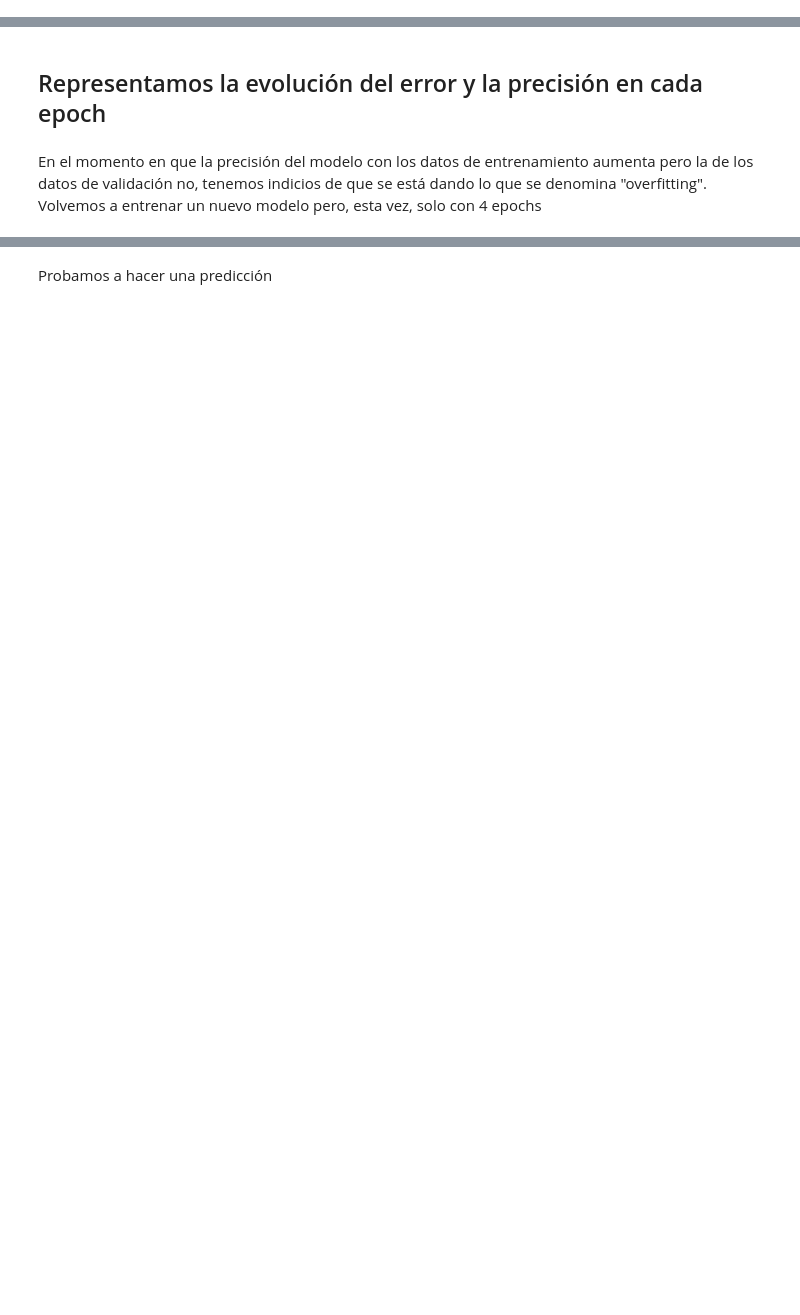
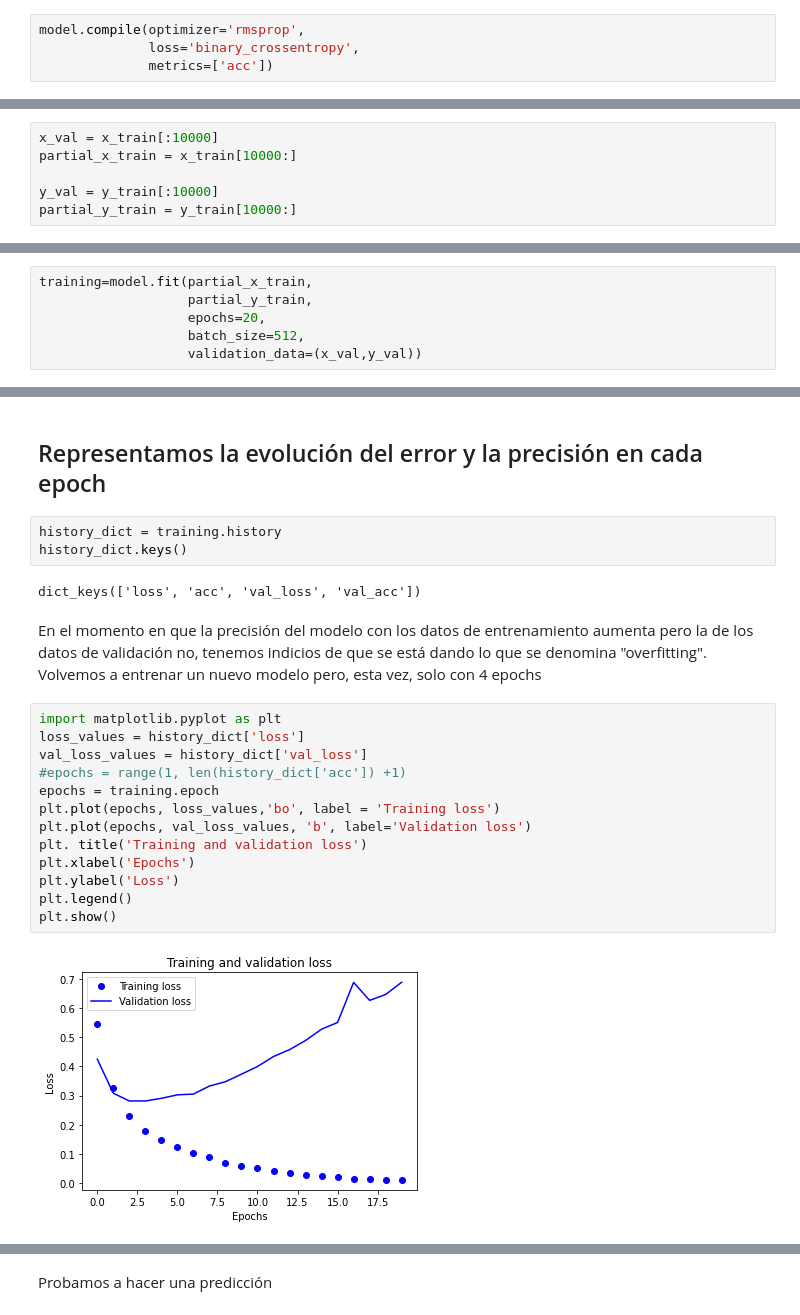
Before and after one commit to wilmerod/Curso-de-introduccion-a-Big-Data-Parte-1-nov2021, a Jupyter notebook: Mod3_T3_5_Ejercicio_Clasificacion_comentarios_con_DL.ipynb, the cells around one changed output, grey strips where cells are left out. Saved outputs shown, nothing was run; the diff lists cells and outputs as text; blank space fills up the shorter version.

```diff
--- a/Mod3_T3_5_Ejercicio_Clasificacion_comentarios_con_DL.ipynb
+++ b/Mod3_T3_5_Ejercicio_Clasificacion_comentarios_con_DL.ipynb
@@ -89,3 +111,7 @@ Creamos un modelo Sequential con 3 capas neuronales, dos de 16 neuronas y la de
 # %% [markdown]
 ## Fijamos los parámetros del entrenamiento
 Podemos ustilizar el módulo optimizers para fijar parámetros internos del oprimizador.
+# %%
+model.compile(optimizer='rmsprop',
+              loss='binary_crossentropy',
+              metrics=['acc'])
@@ -92,4 +123,16 @@ Podemos ustilizar el módulo optimizers para fijar parámetros internos del opri
 # %% [markdown]
 Reservamos datos para la validación.
+# %%
+x_val = x_train[:10000]
+partial_x_train = x_train[10000:]
+
+y_val = y_train[:10000]
+partial_y_train = y_train[10000:]
 # %% [markdown]
 ## Entrenamos el modelo
+# %%
+training=model.fit(partial_x_train,
+                   partial_y_train,
+                   epochs=20,
+                   batch_size=512,
+                   validation_data=(x_val,y_val))
@@ -96,4 +157,24 @@ Reservamos datos para la validación.
 # %% [markdown]
 ## Representamos la evolución del error y la precisión en cada epoch
+# %%
+history_dict = training.history
+history_dict.keys()
+# %% [output]
+dict_keys(['loss', 'acc', 'val_loss', 'val_acc'])
 # %% [markdown]
 En el momento en que la precisión del modelo con los datos de entrenamiento aumenta pero la de los datos de validación no, tenemos indicios de que se está dando lo que se denomina "overfitting". Volvemos a entrenar un nuevo modelo pero, esta vez, solo con 4 epochs
+# %%
+import matplotlib.pyplot as plt
+loss_values = history_dict['loss']
+val_loss_values = history_dict['val_loss']
+#epochs = range(1, len(history_dict['acc']) +1)
+epochs = training.epoch
+plt.plot(epochs, loss_values,'bo', label = 'Training loss')
+plt.plot(epochs, val_loss_values, 'b', label='Validation loss')
+plt. title('Training and validation loss')
+plt.xlabel('Epochs')
+plt.ylabel('Loss')
+plt.legend()
+plt.show()
+# %% [output]
+[figure, added]
```
Also changed, not shown: parts of 10 cells of this notebook.
